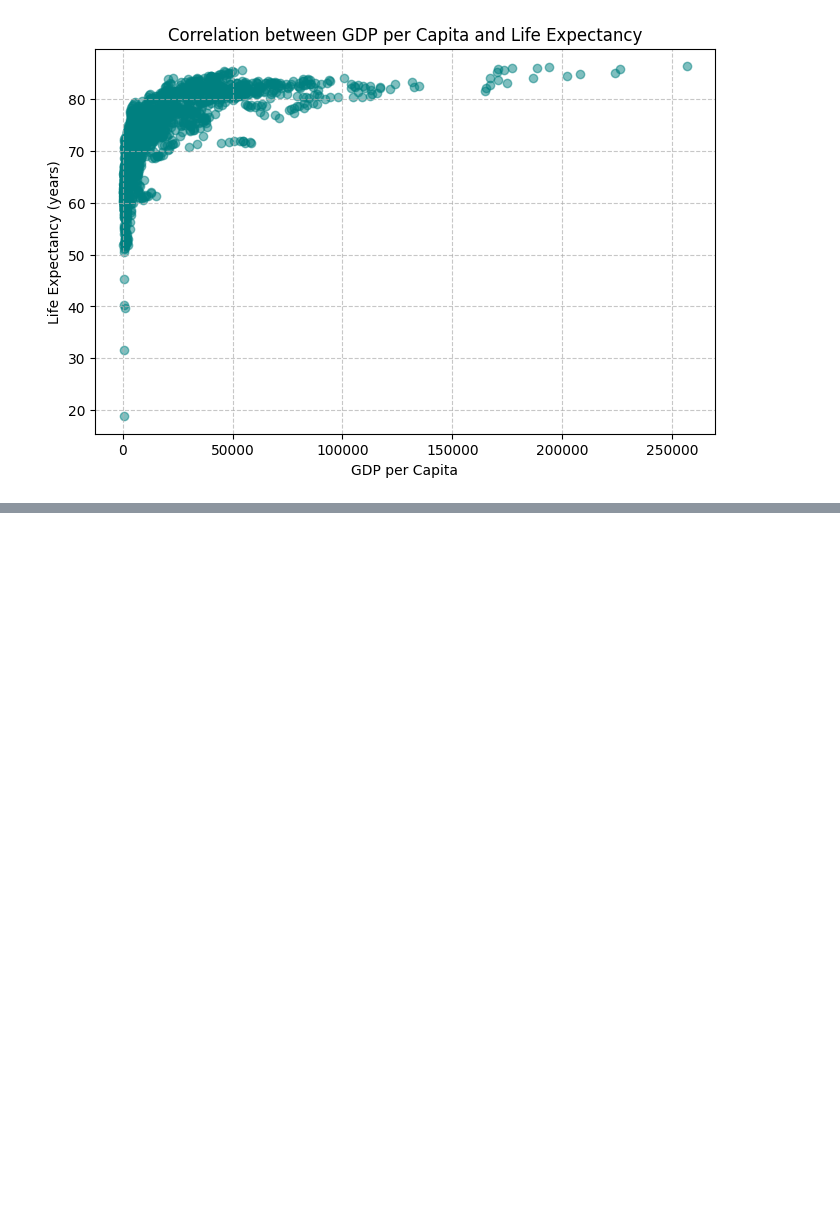
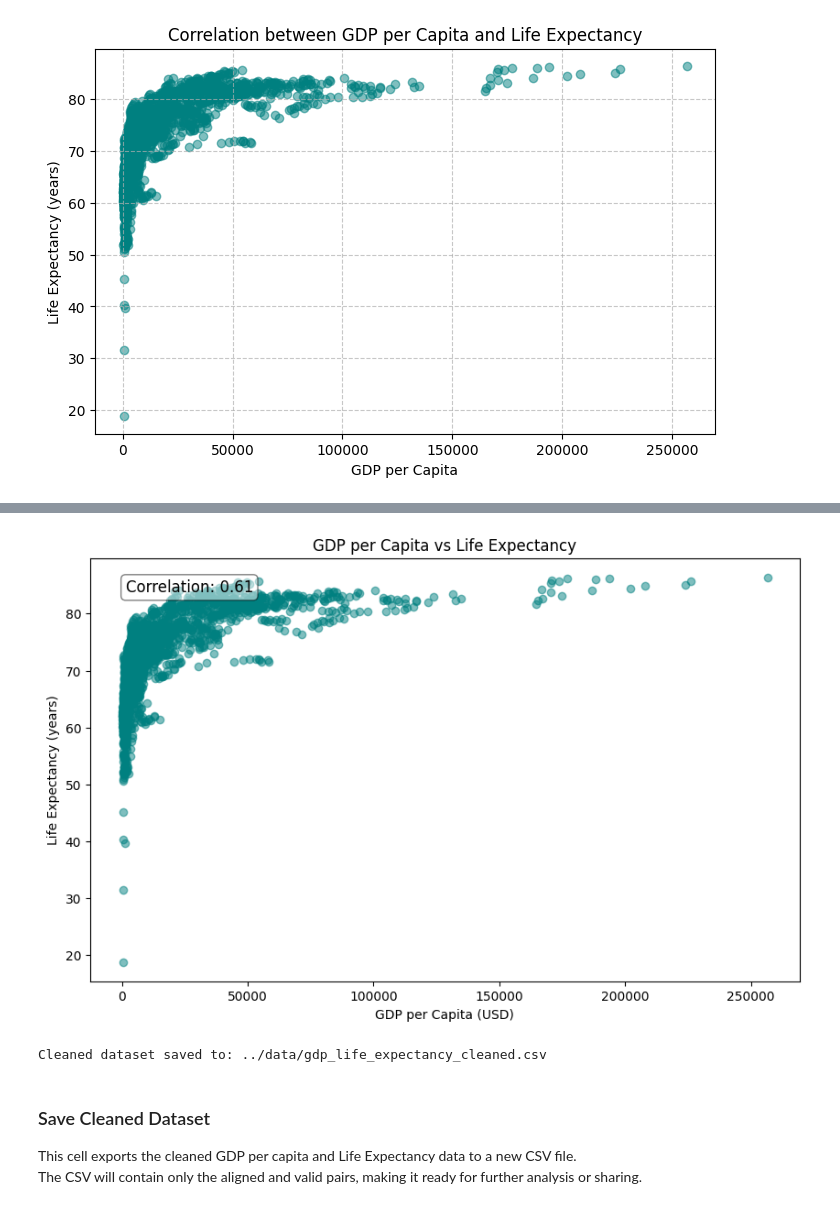
Before and after one commit to bracagliagiulia/wealth-of-nations-analysis, a Jupyter notebook: notebook/explore_healthcare_vs_economy.ipynb, the cells around one changed output, grey strips where cells are left out. Saved outputs shown, nothing was run; the diff lists cells and outputs as text; code cells hidden in the pictures; blank space fills up the shorter version.

Commit message:
Update explore_healthcare_vs_economy notebook with latest analysis

```diff
--- a/notebook/explore_healthcare_vs_economy.ipynb
+++ b/notebook/explore_healthcare_vs_economy.ipynb
@@ -376,0 +387,46 @@ plt.show()
+# %%
+# Scatter plot of GDP per Capita vs Life Expectancy with correlation annotation
+
+plt.figure(figsize=(10,6))
+plt.scatter(gdp_values, life_expectancy, alpha=0.5, color='teal')
+plt.title("GDP per Capita vs Life Expectancy")
+plt.xlabel("GDP per Capita (USD)")
+plt.ylabel("Life Expectancy (years)")
+
+# Annotate correlation on the plot
+plt.text(
+    0.05, 0.95, f"Correlation: {correlation:.2f}",
+    transform=plt.gca().transAxes,
+    fontsize=12,
+    verticalalignment='top',
+    bbox=dict(boxstyle="round", facecolor="white", alpha=0.5)
+)
+
+plt.show()
+# %% [output]
+[figure, added]
+# %%
+# Save the cleaned GDP and Life Expectancy data to a new CSV
+
+import csv
+
+# Define the output file path
+output_file = '../data/gdp_life_expectancy_cleaned.csv'
+
+# Write the cleaned data
+with open(output_file, 'w', newline='', encoding='utf-8') as f:
+    writer = csv.writer(f)
+    # Write header
+    writer.writerow(['GDP_per_Capita', 'Life_Expectancy'])
+    # Write rows
+    for gdp, life in zip(gdp_values, life_expectancy):
+        writer.writerow([gdp, life])
+
+print(f"Cleaned dataset saved to: {output_file}")
+# %% [output]
+Cleaned dataset saved to: ../data/gdp_life_expectancy_cleaned.csv
+# %% [markdown]
+### Save Cleaned Dataset
+
+This cell exports the cleaned GDP per capita and Life Expectancy data to a new CSV file.
+The CSV will contain only the aligned and valid pairs, making it ready for further analysis or sharing.
```
Also changed, not shown: parts of 2 cells of this notebook.
